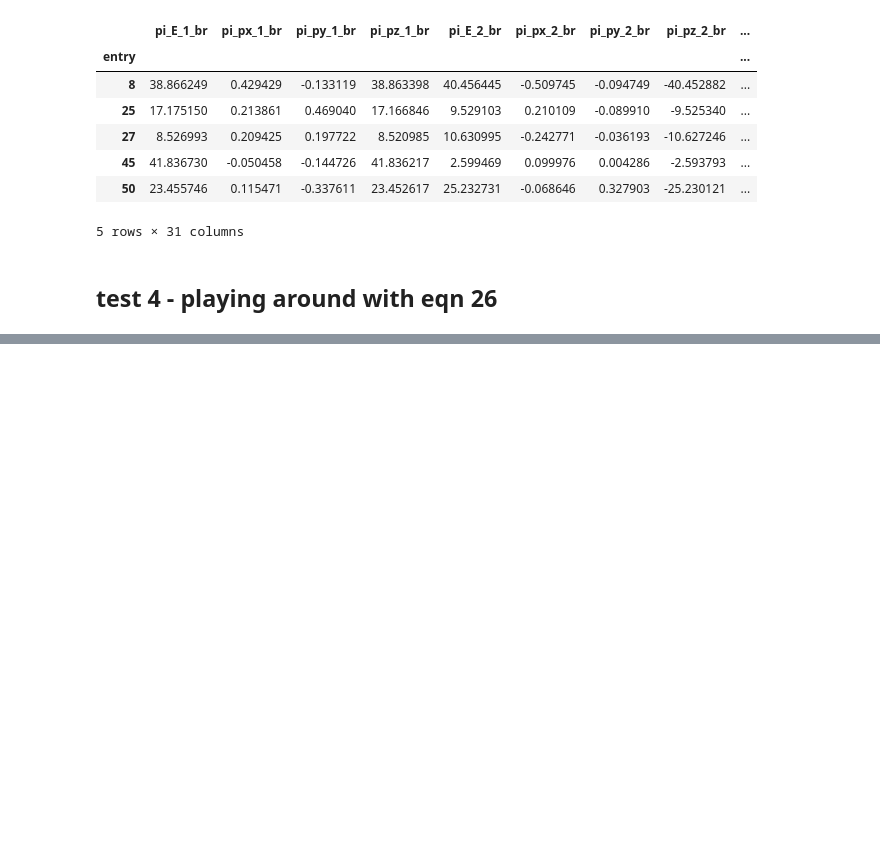
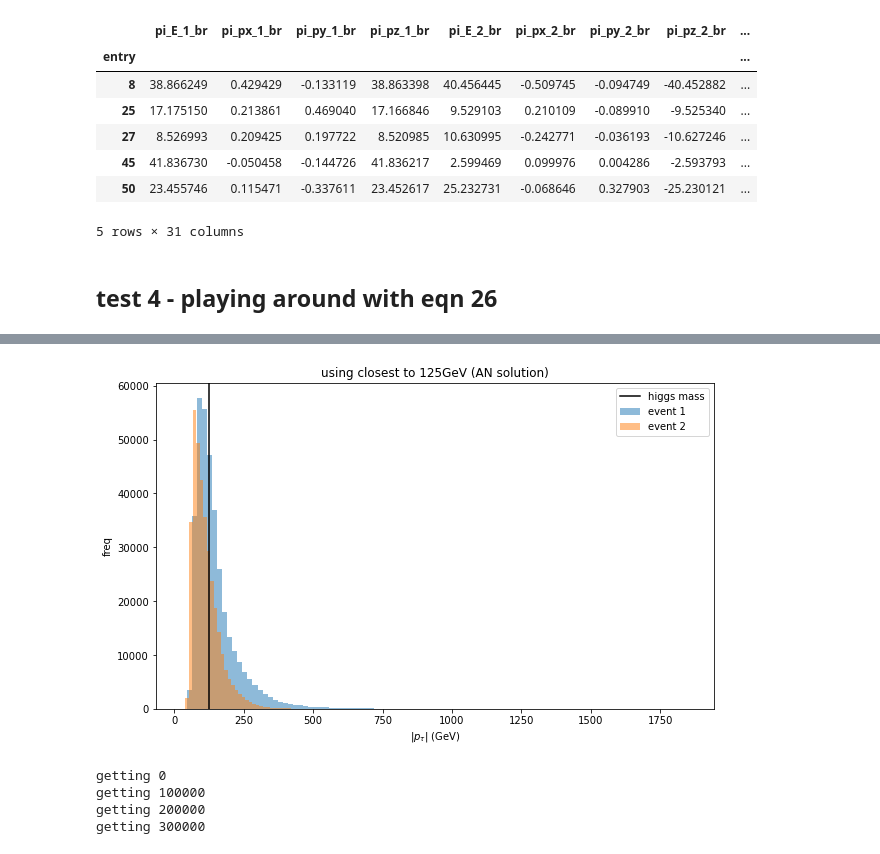
Before and after one commit to stanleyycheung/MSci-Project-HiggsTauTau, a Jupyter notebook: stanley/testing.ipynb, the cells around one changed output, grey strips where cells are left out. Saved outputs shown, nothing was run; the diff lists cells and outputs as text; code cells hidden in the pictures; blank space fills up the shorter version.

```diff
--- a/stanley/testing.ipynb
+++ b/stanley/testing.ipynb
@@ -580,0 +627,29 @@ array([-4.93589531,  4.50954354])
+# %%
+def get_closest_soln(sol, mode=0):
+    m_higgs = 125
+    closest_soln = []
+
+    for i in range(len(sol)):
+        if mode == 0:
+            solutions = np.array(sol[i])
+            distances = np.abs(solutions-m_higgs)
+            try:
+                ans = solutions[np.nanargmin(distances)]
+            except ValueError as e:
+                continue
+            closest_soln.append(ans)
+    #         closest_soln.append(solutions[np.nanargmin(distances)])
+        elif mode == 1:
+            closest_soln.append(max(sol[i][0], sol[i][1]))
+        elif mode == 2:
+            closest_soln.append(min(sol[i][0], sol[i][1]))
+        if i%100000==0:
+            print(f'getting {i}')
+#         if ans < 1:
+#             print(solutions)
+    return closest_soln
+# %%
+sol1_p = paper_solution(m_1, a1_1.p, theta_1_f)
+sol2_p = paper_solution(m_2, a1_2.p, theta_2_f)
+closest_p_1 = get_closest_soln(np.array(sol1_p).T)
+closest_p_2 = get_closest_soln(np.array(sol2_p).T)
@@ -580,0 +665,23 @@ array([-4.93589531,  4.50954354])
+# %%
+plt.figure(figsize=(10,6))
+plt.hist(closest_p_1, bins=100, alpha=0.5, label='event 1')
+plt.hist(closest_p_2, bins=100, alpha=0.5, label='event 2')
+plt.axvline(125, color='black', label='higgs mass')
+plt.legend()
+plt.xlabel(r'$|p_\tau|$ (GeV)')
+plt.ylabel('freq')
+plt.title('using closest to 125GeV (AN solution)')
+plt.savefig('./tau_reconstruction/reco_2.png')
+plt.show()
+# %% [output]
+[figure, added]
+# %%
+sol1 = my_solution(m_1, a1_1.p, theta_1)
+sol2 = my_solution(m_2, a1_2.p, theta_2)
+sol = np.c_[np.array(sol1).T, np.array(sol2).T]
+closest_soln_one = get_closest_soln(sol)
+# %% [output]
+getting 0
+getting 100000
+getting 200000
+getting 300000
```
Also changed, not shown: parts of 62 cells of this notebook, 3 other files.
